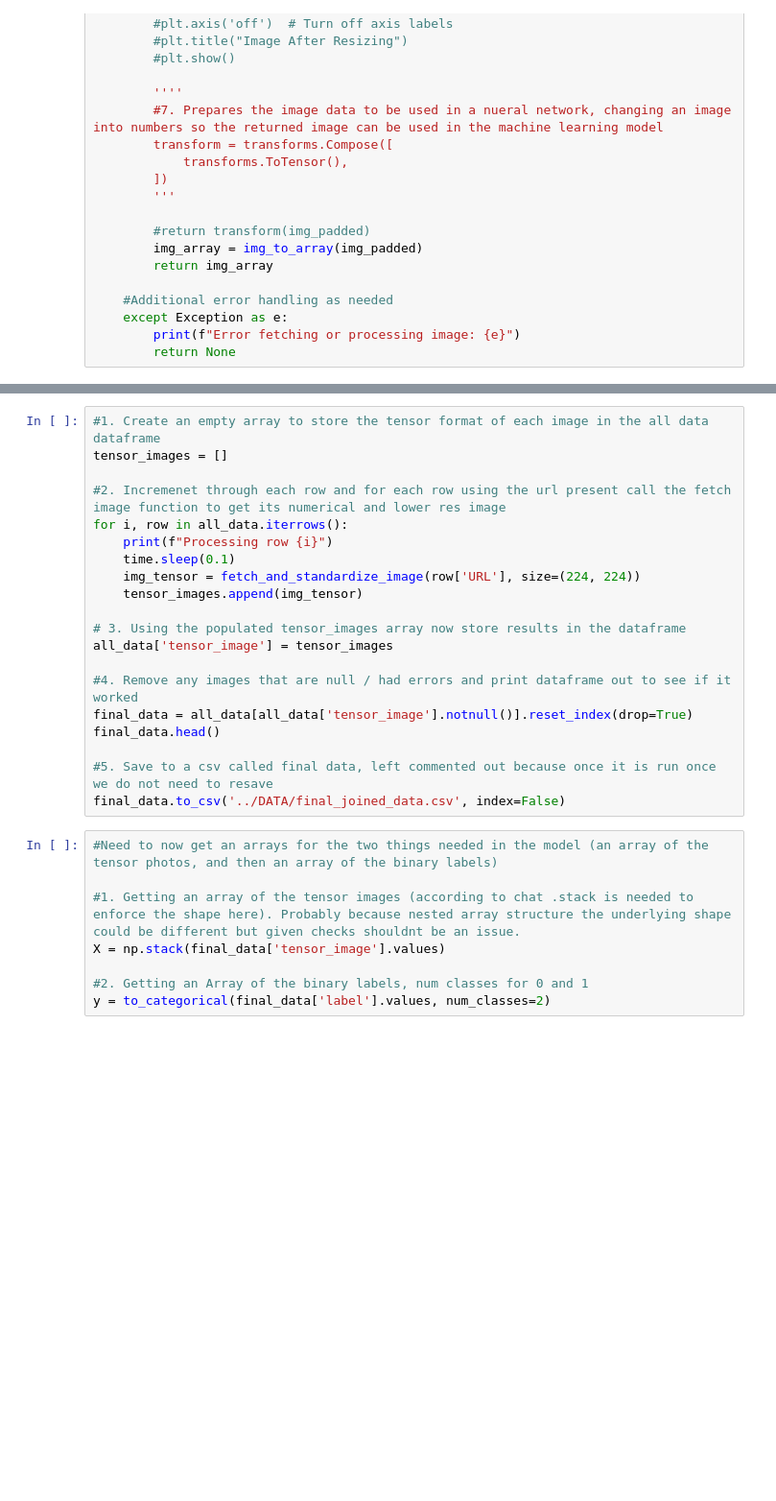
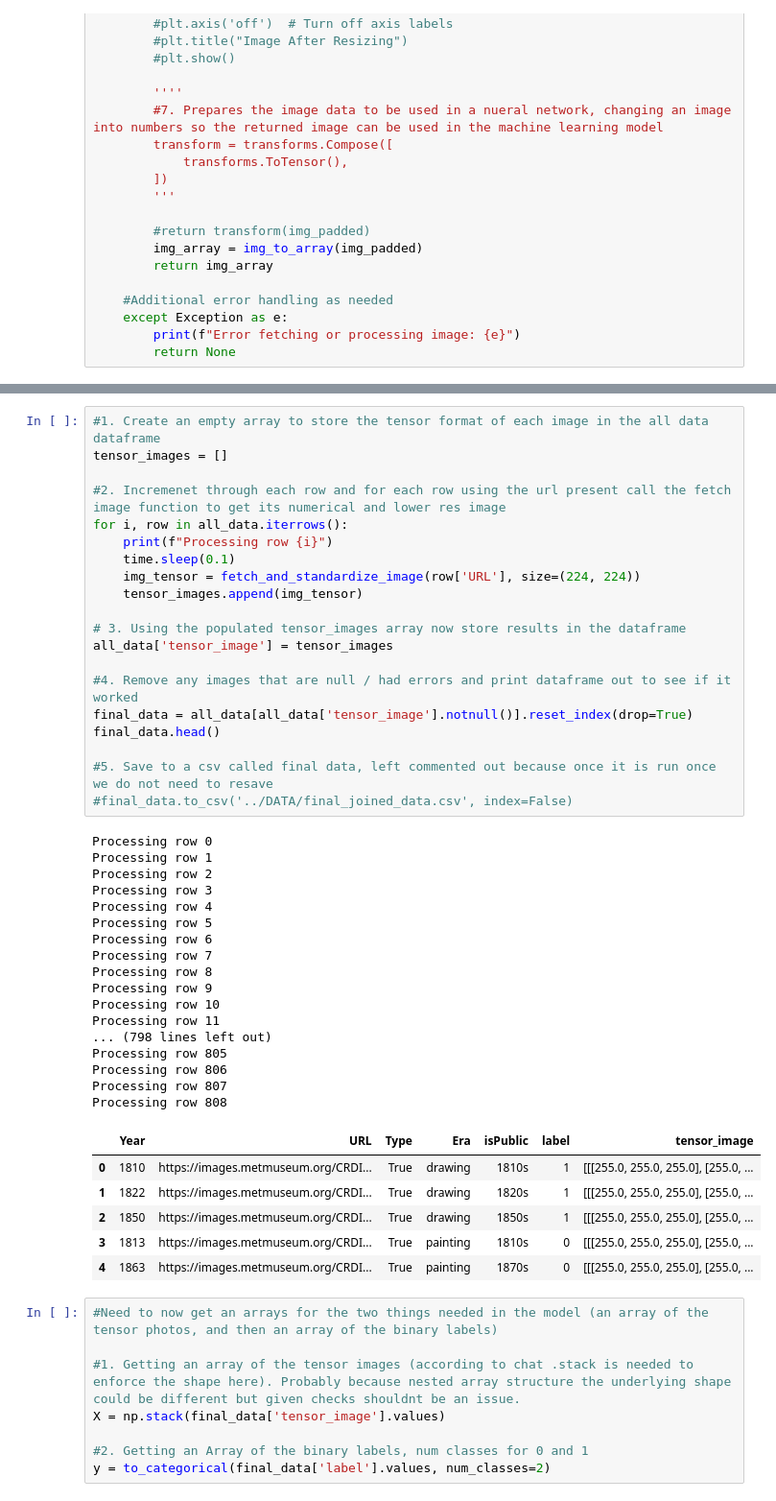
Before and after one commit to Seble-Al/DS_4002_Project3, a Jupyter notebook: SCRIPTS/proj_3_model_creation.ipynb, the cells around one changed output, grey strips where cells are left out. Shown at 96% size. Saved outputs shown, nothing was run; the diff lists cells and outputs as text; blank space fills up the shorter version.

```diff
--- a/SCRIPTS/proj_3_model_creation.ipynb
+++ b/SCRIPTS/proj_3_model_creation.ipynb
@@ -103,23 +131,47 @@ all_data.head()
 # %%
 #1. Create an empty array to store the tensor format of each image in the all data dataframe
 tensor_images = []
 
 #2. Incremenet through each row and for each row using the url present call the fetch image function to get its numerical and lower res image
 for i, row in all_data.iterrows():
     print(f"Processing row {i}")
     time.sleep(0.1)
     img_tensor = fetch_and_standardize_image(row['URL'], size=(224, 224))
     tensor_images.append(img_tensor)
 
 # 3. Using the populated tensor_images array now store results in the dataframe
 all_data['tensor_image'] = tensor_images
 
 #4. Remove any images that are null / had errors and print dataframe out to see if it worked
 final_data = all_data[all_data['tensor_image'].notnull()].reset_index(drop=True)
 final_data.head()
 
 #5. Save to a csv called final data, left commented out because once it is run once we do not need to resave
-final_data.to_csv('../DATA/final_joined_data.csv', index=False)
+#final_data.to_csv('../DATA/final_joined_data.csv', index=False)
+# %% [output]
+Processing row 0
+Processing row 1
+Processing row 2
+Processing row 3
+Processing row 4
+Processing row 5
+Processing row 6
+Processing row 7
+Processing row 8
+Processing row 9
+Processing row 10
+Processing row 11
+... (798 lines left out)
+Processing row 805
+Processing row 806
+Processing row 807
+Processing row 808
+|  | Year | URL | Type | Era | isPublic | label | tensor_image |
+| 0 | 1810 | https://images.metmuseum.org/CRDI... | True | drawing | 1810s | 1 | [[[255.0, 255.0, 255.0], [255.0, ... |
+| 1 | 1822 | https://images.metmuseum.org/CRDI... | True | drawing | 1820s | 1 | [[[255.0, 255.0, 255.0], [255.0, ... |
+| 2 | 1850 | https://images.metmuseum.org/CRDI... | True | drawing | 1850s | 1 | [[[255.0, 255.0, 255.0], [255.0, ... |
+| 3 | 1813 | https://images.metmuseum.org/CRDI... | True | painting | 1810s | 0 | [[[255.0, 255.0, 255.0], [255.0, ... |
+| 4 | 1863 | https://images.metmuseum.org/CRDI... | True | painting | 1870s | 0 | [[[255.0, 255.0, 255.0], [255.0, ... |
 # %%
 #Need to now get an arrays for the two things needed in the model (an array of the tensor photos, and then an array of the binary labels)
 
```
Also changed, not shown: parts of 4 cells of this notebook, 1 other file.
